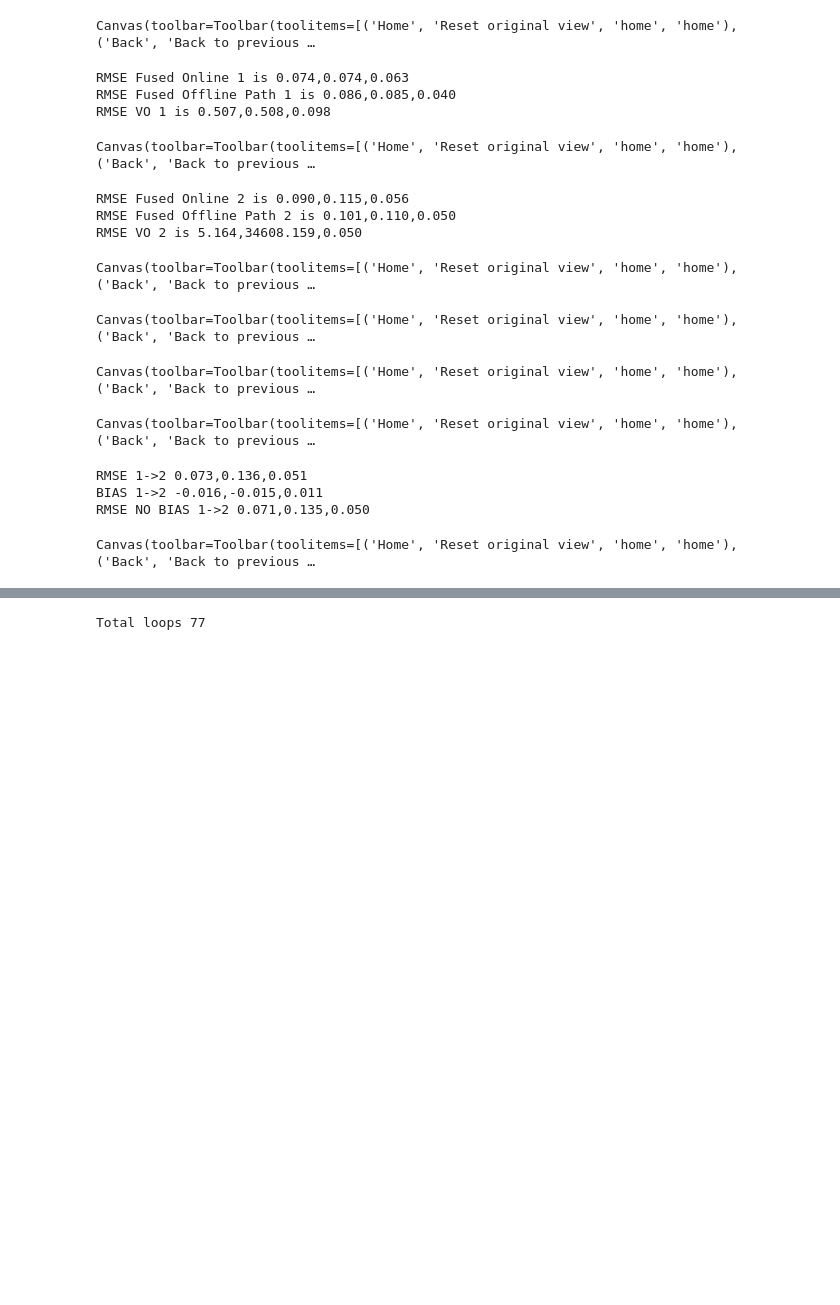
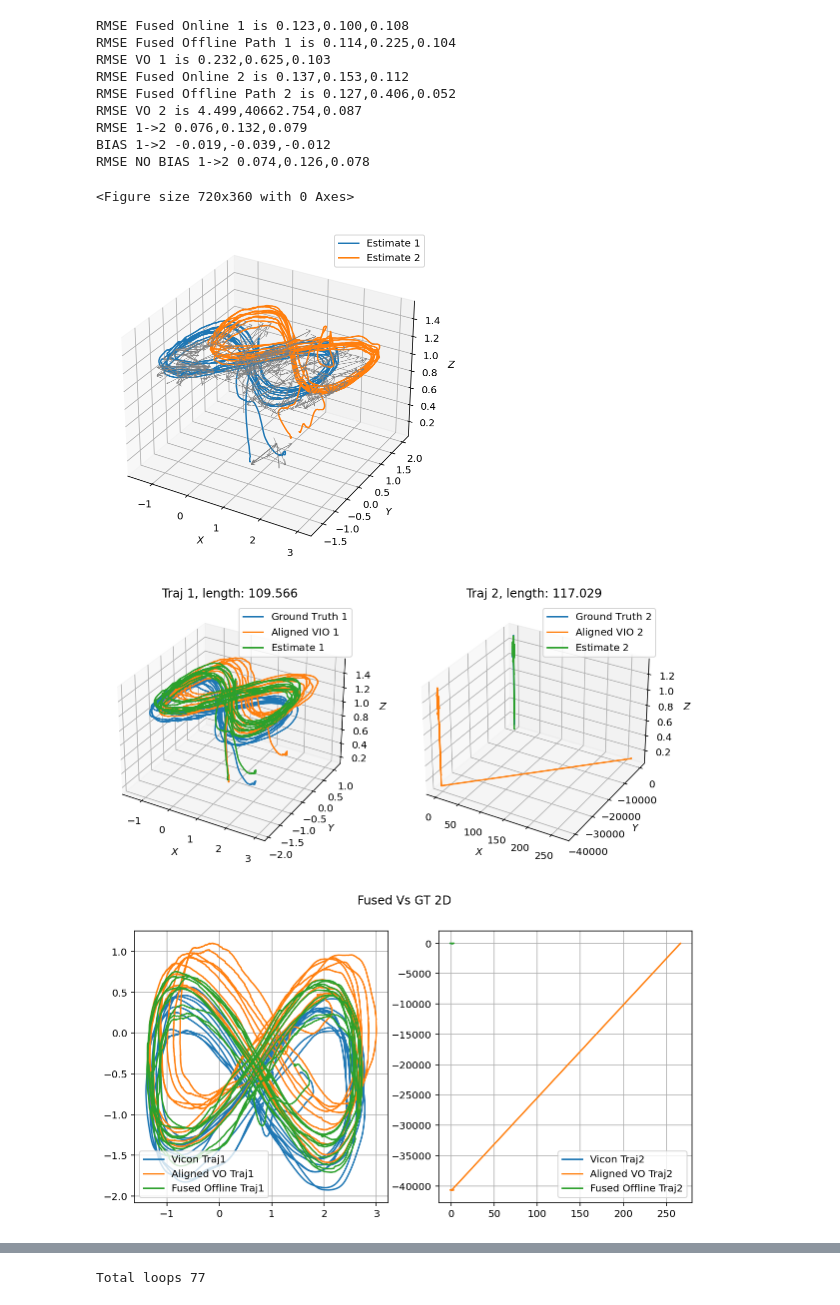
Before and after one commit to HKUST-Aerial-Robotics/Omni-swarm, a Jupyter notebook: swarm_localization/DataAnalysis/loop_accurate_analyze.ipynb, the cells around one changed output, grey strips where cells are left out. Drawn from its saved outputs; the diff is of its cells as text; code cells hidden in the pictures; blank space fills up the shorter version.

```diff
--- a/swarm_localization/DataAnalysis/loop_accurate_analyze.ipynb
+++ b/swarm_localization/DataAnalysis/loop_accurate_analyze.ipynb
@@ -32,22 +33,20 @@ Yaw Offset,  2.598956296449337 Fused Offset [ 0.83270011 -0.64945344  0.13580441
 # %%
 plt.close('all')
-#plot_fused(poses, poses_fused, poses_vo, poses_path, loops, detections, nodes, t_calib = t_calib)
+plt.tight_layout(pad=0.4, w_pad=0.5, h_pad=1.0)
+plot_fused(poses, poses_fused, poses_vo, poses_path, loops, detections, nodes, t_calib = t_calib)
 plot_fused_err(poses, poses_fused, poses_vo, poses_path, nodes,  main_id=main_id, t_calib = t_calib)
 plt.show()
 # %% [output]
-Canvas(toolbar=Toolbar(toolitems=[('Home', 'Reset original view', 'home', 'home'), ('Back', 'Back to previous …
+RMSE Fused Online 1 is 0.123,0.100,0.108
+RMSE Fused Offline Path 1 is 0.114,0.225,0.104
+RMSE VO 1 is 0.232,0.625,0.103
+RMSE Fused Online 2 is 0.137,0.153,0.112
+RMSE Fused Offline Path 2 is 0.127,0.406,0.052
+RMSE VO 2 is 4.499,40662.754,0.087
+RMSE 1->2 0.076,0.132,0.079
+BIAS 1->2 -0.019,-0.039,-0.012
+RMSE NO BIAS 1->2 0.074,0.126,0.078
-RMSE Fused Online 1 is 0.074,0.074,0.063
-RMSE Fused Offline Path 1 is 0.086,0.085,0.040
-RMSE VO 1 is 0.507,0.508,0.098
+<Figure size 720x360 with 0 Axes>
-Canvas(toolbar=Toolbar(toolitems=[('Home', 'Reset original view', 'home', 'home'), ('Back', 'Back to previous …
-RMSE Fused Online 2 is 0.090,0.115,0.056
-RMSE Fused Offline Path 2 is 0.101,0.110,0.050
-RMSE VO 2 is 5.164,34608.159,0.050
-Canvas(toolbar=Toolbar(toolitems=[('Home', 'Reset original view', 'home', 'home'), ('Back', 'Back to previous …
-Canvas(toolbar=Toolbar(toolitems=[('Home', 'Reset original view', 'home', 'home'), ('Back', 'Back to previous …
-Canvas(toolbar=Toolbar(toolitems=[('Home', 'Reset original view', 'home', 'home'), ('Back', 'Back to previous …
-Canvas(toolbar=Toolbar(toolitems=[('Home', 'Reset original view', 'home', 'home'), ('Back', 'Back to previous …
-RMSE 1->2 0.073,0.136,0.051
-BIAS 1->2 -0.016,-0.015,0.011
-RMSE NO BIAS 1->2 0.071,0.135,0.050
-Canvas(toolbar=Toolbar(toolitems=[('Home', 'Reset original view', 'home', 'home'), ('Back', 'Back to previous …
+[figure, added]
+[figure, added]
+[figure, added]
```
Also changed, not shown: parts of 5 cells of this notebook, 7 other files.
